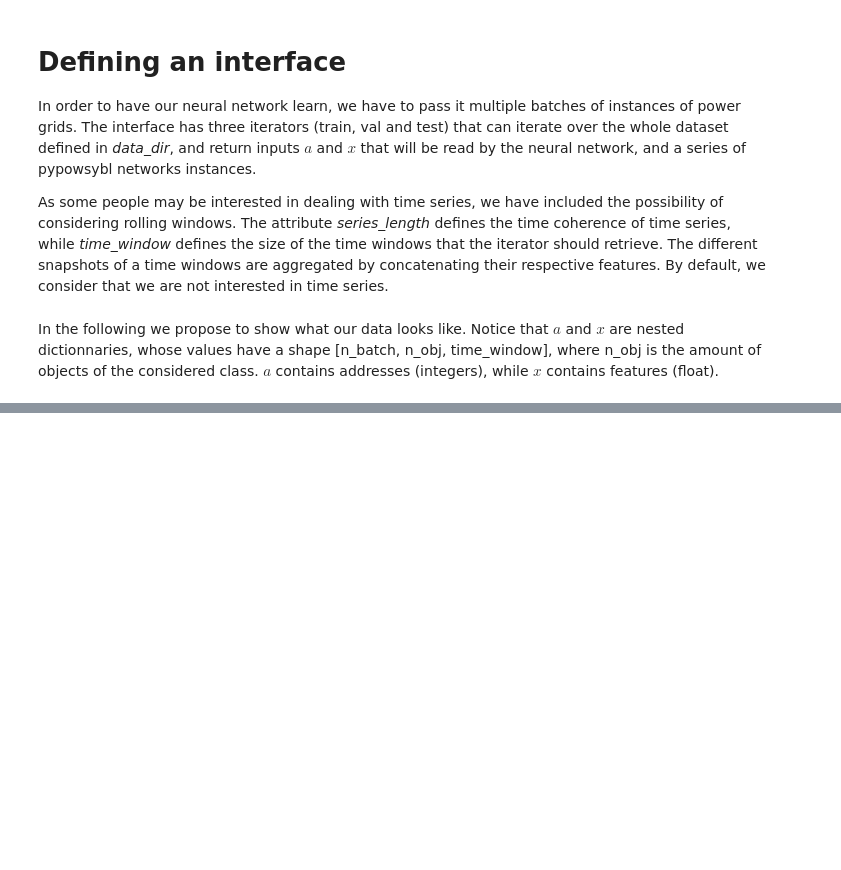
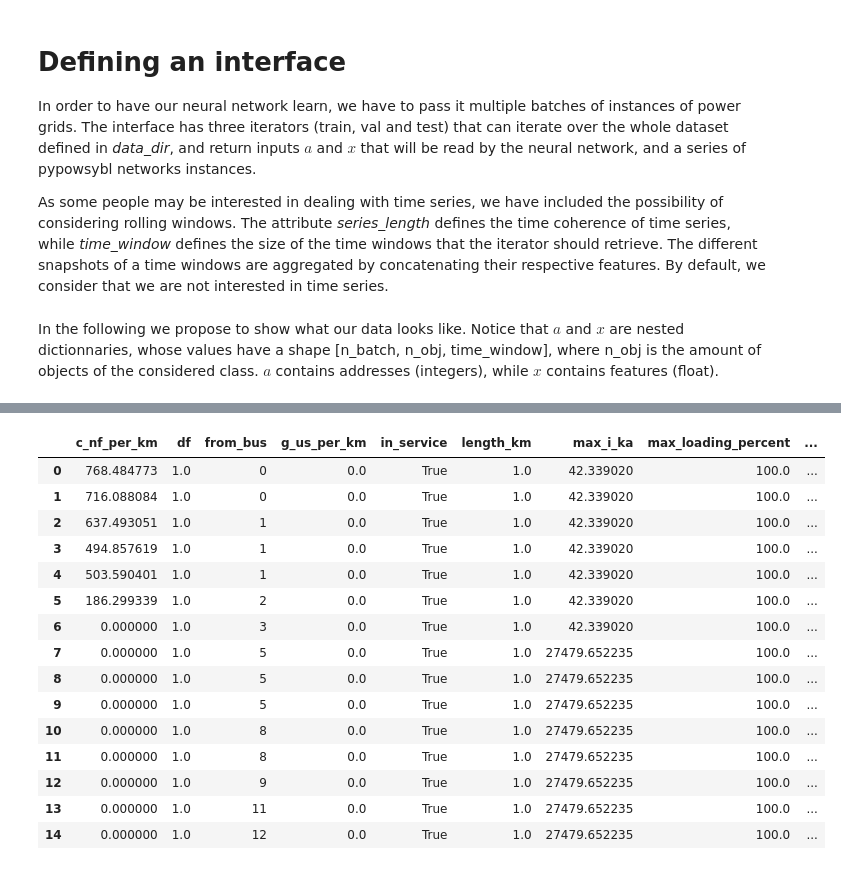
Before and after one commit to bdonon/ml4ps, a Jupyter notebook: doc/0 Loading and preprocessing data.ipynb, the cells around one changed output, grey strips where cells are left out. Saved outputs shown, nothing was run; the diff lists cells and outputs as text; code cells hidden in the pictures; blank space fills up the shorter version.

```diff
--- a/doc/0 Loading and preprocessing data.ipynb
+++ b/doc/0 Loading and preprocessing data.ipynb
@@ -37,0 +64,19 @@ print("values in x['gen']['p_mw'] :{}".format(x['gen']['p_mw']))
+# %%
+nets[0][0].line
+# %% [output]
+|  | c_nf_per_km | df | from_bus | g_us_per_km | in_service | length_km | max_i_ka | max_loading_percent | ... |
+| 0 | 768.484773 | 1.0 | 0 | 0.0 | True | 1.0 | 42.339020 | 100.0 | ... |
+| 1 | 716.088084 | 1.0 | 0 | 0.0 | True | 1.0 | 42.339020 | 100.0 | ... |
+| 2 | 637.493051 | 1.0 | 1 | 0.0 | True | 1.0 | 42.339020 | 100.0 | ... |
+| 3 | 494.857619 | 1.0 | 1 | 0.0 | True | 1.0 | 42.339020 | 100.0 | ... |
+| 4 | 503.590401 | 1.0 | 1 | 0.0 | True | 1.0 | 42.339020 | 100.0 | ... |
+| 5 | 186.299339 | 1.0 | 2 | 0.0 | True | 1.0 | 42.339020 | 100.0 | ... |
+| 6 | 0.000000 | 1.0 | 3 | 0.0 | True | 1.0 | 42.339020 | 100.0 | ... |
+| 7 | 0.000000 | 1.0 | 5 | 0.0 | True | 1.0 | 27479.652235 | 100.0 | ... |
+| 8 | 0.000000 | 1.0 | 5 | 0.0 | True | 1.0 | 27479.652235 | 100.0 | ... |
+| 9 | 0.000000 | 1.0 | 5 | 0.0 | True | 1.0 | 27479.652235 | 100.0 | ... |
+| 10 | 0.000000 | 1.0 | 8 | 0.0 | True | 1.0 | 27479.652235 | 100.0 | ... |
+| 11 | 0.000000 | 1.0 | 8 | 0.0 | True | 1.0 | 27479.652235 | 100.0 | ... |
+| 12 | 0.000000 | 1.0 | 9 | 0.0 | True | 1.0 | 27479.652235 | 100.0 | ... |
+| 13 | 0.000000 | 1.0 | 11 | 0.0 | True | 1.0 | 27479.652235 | 100.0 | ... |
+| 14 | 0.000000 | 1.0 | 12 | 0.0 | True | 1.0 | 27479.652235 | 100.0 | ... |
```
Also changed, not shown: parts of 10 cells of this notebook.
